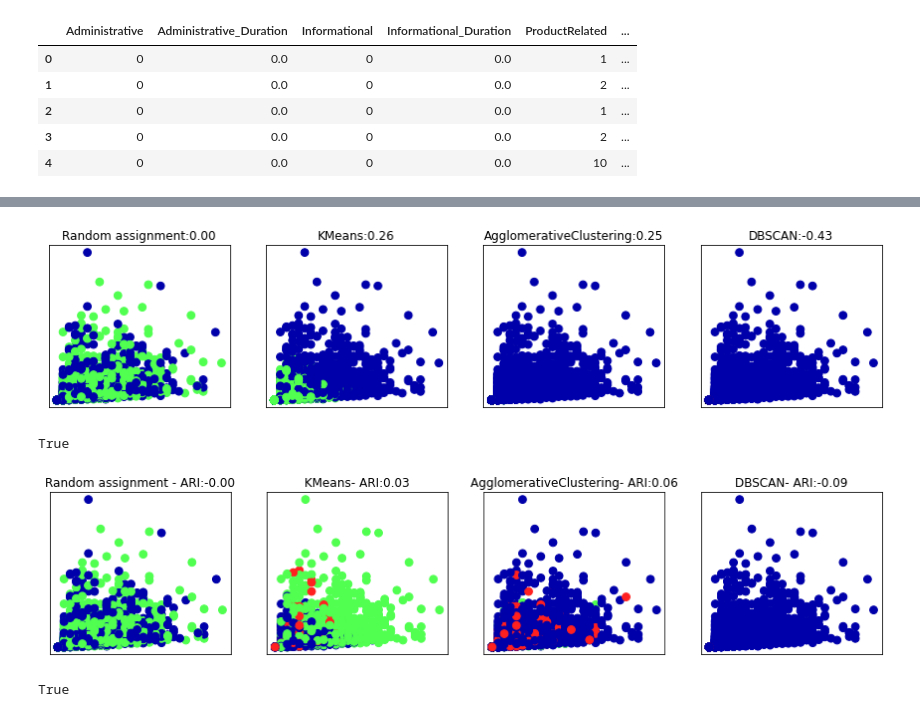
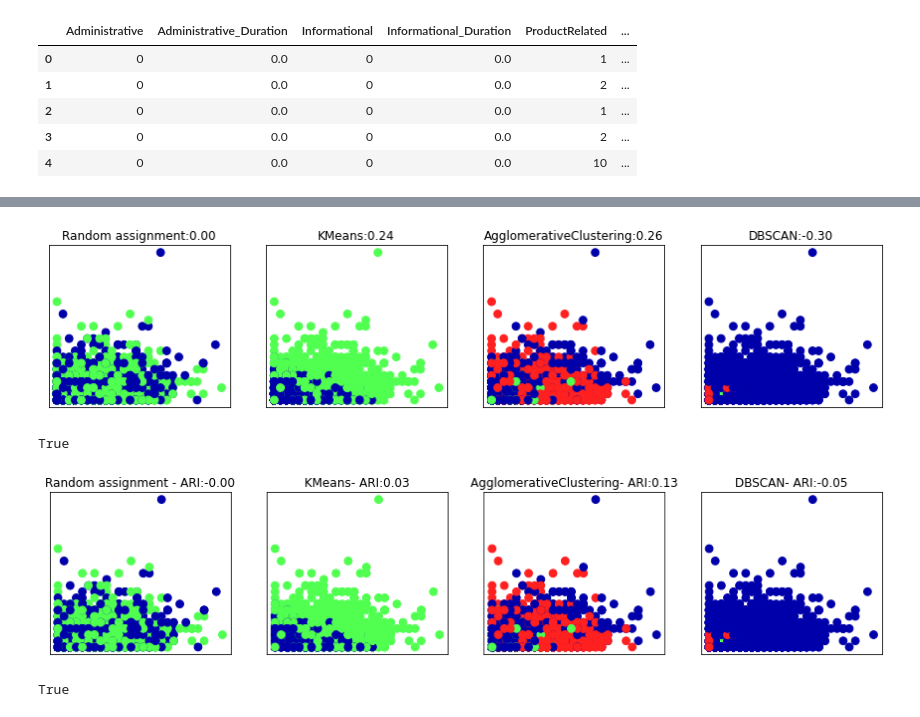
Before and after one commit to Slian22/Cluster_ML, a Jupyter notebook: Demo.ipynb, the cells around one changed output, grey strips where cells are left out. Cells and saved outputs as stored; diff of their text form; code cells hidden in the pictures.

```diff
--- a/Demo.ipynb
+++ b/Demo.ipynb
@@ -70,15 +68,15 @@ K_Means_('data/trans_1.csv',10)
 True
 # %%
 from Quick_Init import *
-Judge_1('data/trans_1.csv',2)
+Judge_1('data/Pre_data_x.csv',5)
 # %% [output]
-[figure, old version]
+[figure, new version]
 True
 # %%
 from Quick_Init import *
-Judge_2('data/trans_2.csv',5)
+Judge_2('data/Pre_data_y.csv',5)
 # %% [output]
-[figure, old version]
+[figure, new version]
 True
 # %%
 from Quick_Init import *
```
Also changed, not shown: parts of 7 cells of this notebook, 5 other files.
